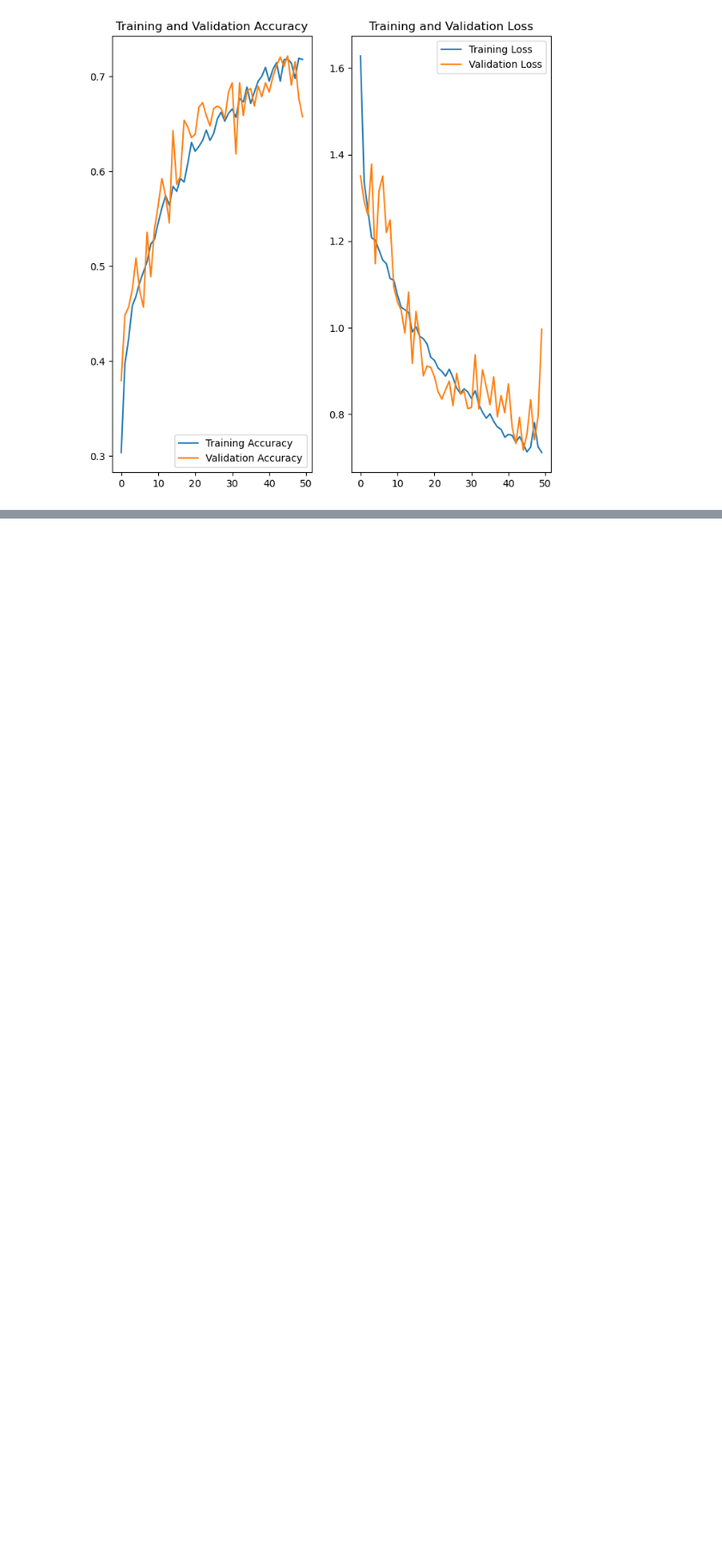
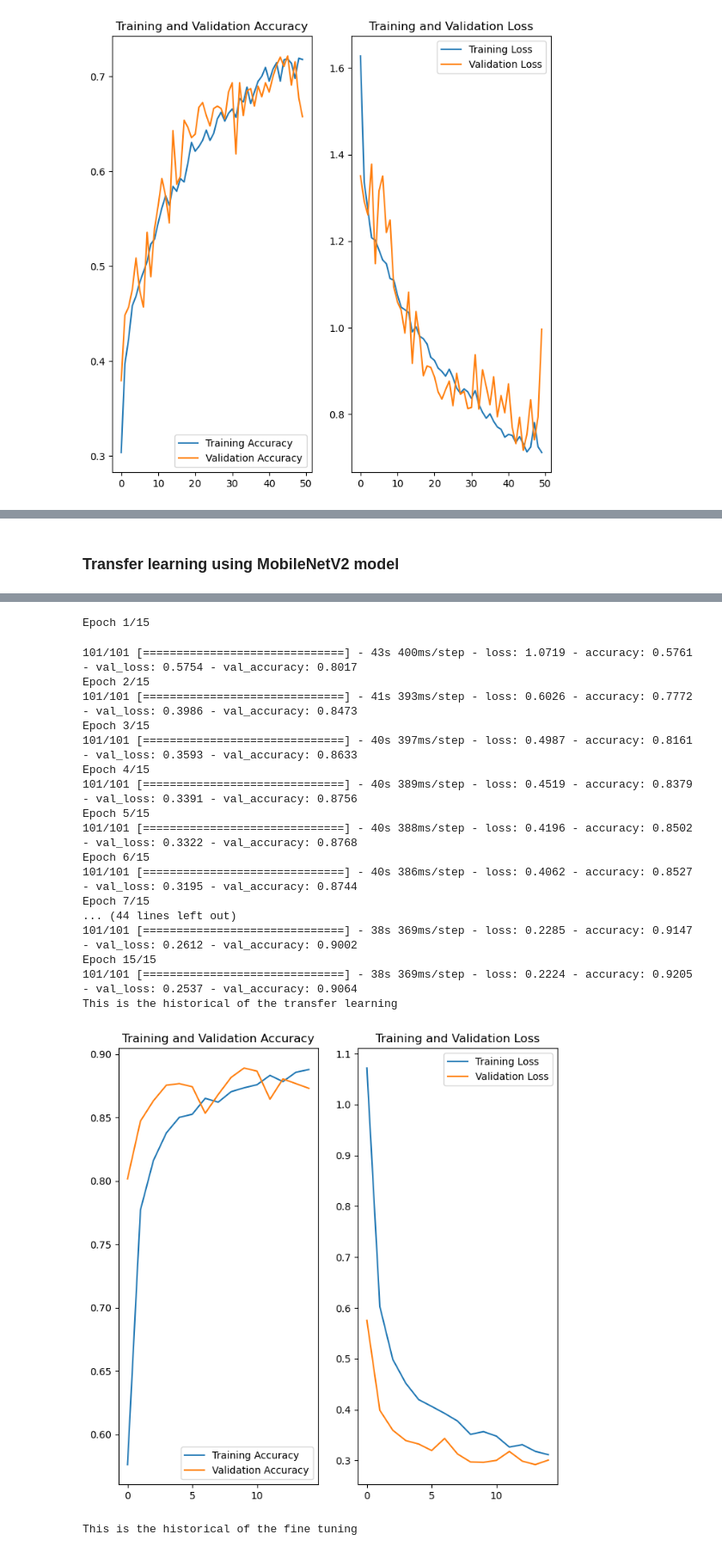
Before and after one commit to Panatore/RoomsClassifier, a Jupyter notebook: TFM.ipynb, the cells around one changed output, grey strips where cells are left out. Shown at 86% size. Cells and saved outputs as stored; diff of their text form; code cells hidden in the pictures; blank space fills up the shorter version.

```diff
--- a/TFM.ipynb
+++ b/TFM.ipynb
@@ -440,2 +347,0 @@ WARNING:tensorflow:`input_shape` is undefined or non-square, or `rows` is not in
-# %%
-transfer_learning_model=Model(inputs=base_model.input,outputs=preds)
@@ -494,0 +405,7 @@ plot_history(transfer_learning_hist)
+# %% [markdown]
+### Transfer learning using MobileNetV2 model
+# %%
+mobile_base=MobileNetV2(weights='imagenet',include_top=False) #imports the mobilenet model without the input layer
+
+mobilenet_model = train_transfer_learning_model(mobile_base)
+# %% [output]
@@ -494,0 +413,20 @@ plot_history(transfer_learning_hist)
+Epoch 1/15
+101/101 [==============================] - 43s 400ms/step - loss: 1.0719 - accuracy: 0.5761 - val_loss: 0.5754 - val_accuracy: 0.8017
+Epoch 2/15
+101/101 [==============================] - 41s 393ms/step - loss: 0.6026 - accuracy: 0.7772 - val_loss: 0.3986 - val_accuracy: 0.8473
+Epoch 3/15
+101/101 [==============================] - 40s 397ms/step - loss: 0.4987 - accuracy: 0.8161 - val_loss: 0.3593 - val_accuracy: 0.8633
+Epoch 4/15
+101/101 [==============================] - 40s 389ms/step - loss: 0.4519 - accuracy: 0.8379 - val_loss: 0.3391 - val_accuracy: 0.8756
+Epoch 5/15
+101/101 [==============================] - 40s 388ms/step - loss: 0.4196 - accuracy: 0.8502 - val_loss: 0.3322 - val_accuracy: 0.8768
+Epoch 6/15
+101/101 [==============================] - 40s 386ms/step - loss: 0.4062 - accuracy: 0.8527 - val_loss: 0.3195 - val_accuracy: 0.8744
+Epoch 7/15
+... (44 lines left out)
+101/101 [==============================] - 38s 369ms/step - loss: 0.2285 - accuracy: 0.9147 - val_loss: 0.2612 - val_accuracy: 0.9002
+Epoch 15/15
+101/101 [==============================] - 38s 369ms/step - loss: 0.2224 - accuracy: 0.9205 - val_loss: 0.2537 - val_accuracy: 0.9064
+This is the historical of the transfer learning
+[figure, added]
+This is the historical of the fine tuning
```
Also changed, not shown: parts of 37 cells of this notebook, 1 other file.
